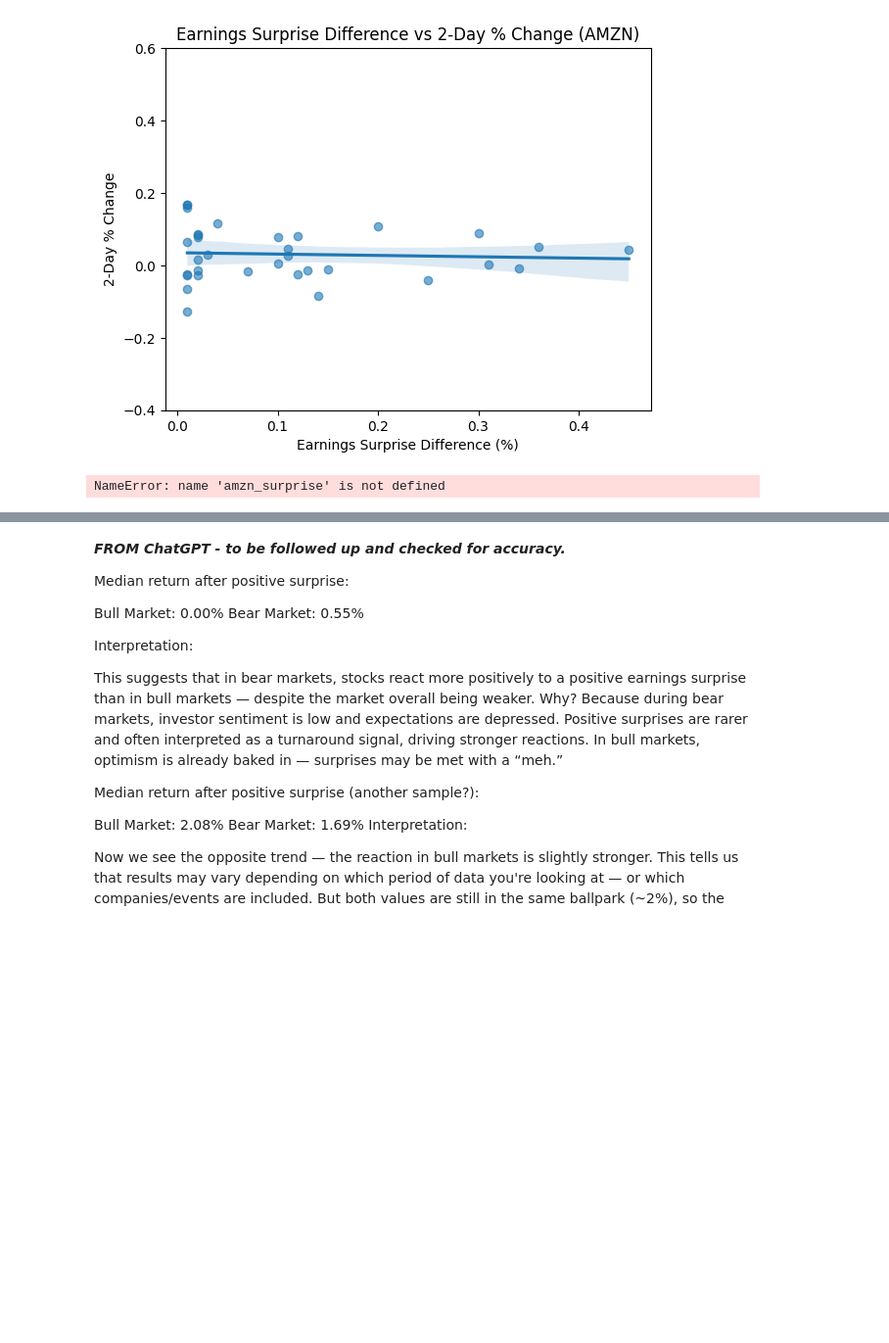
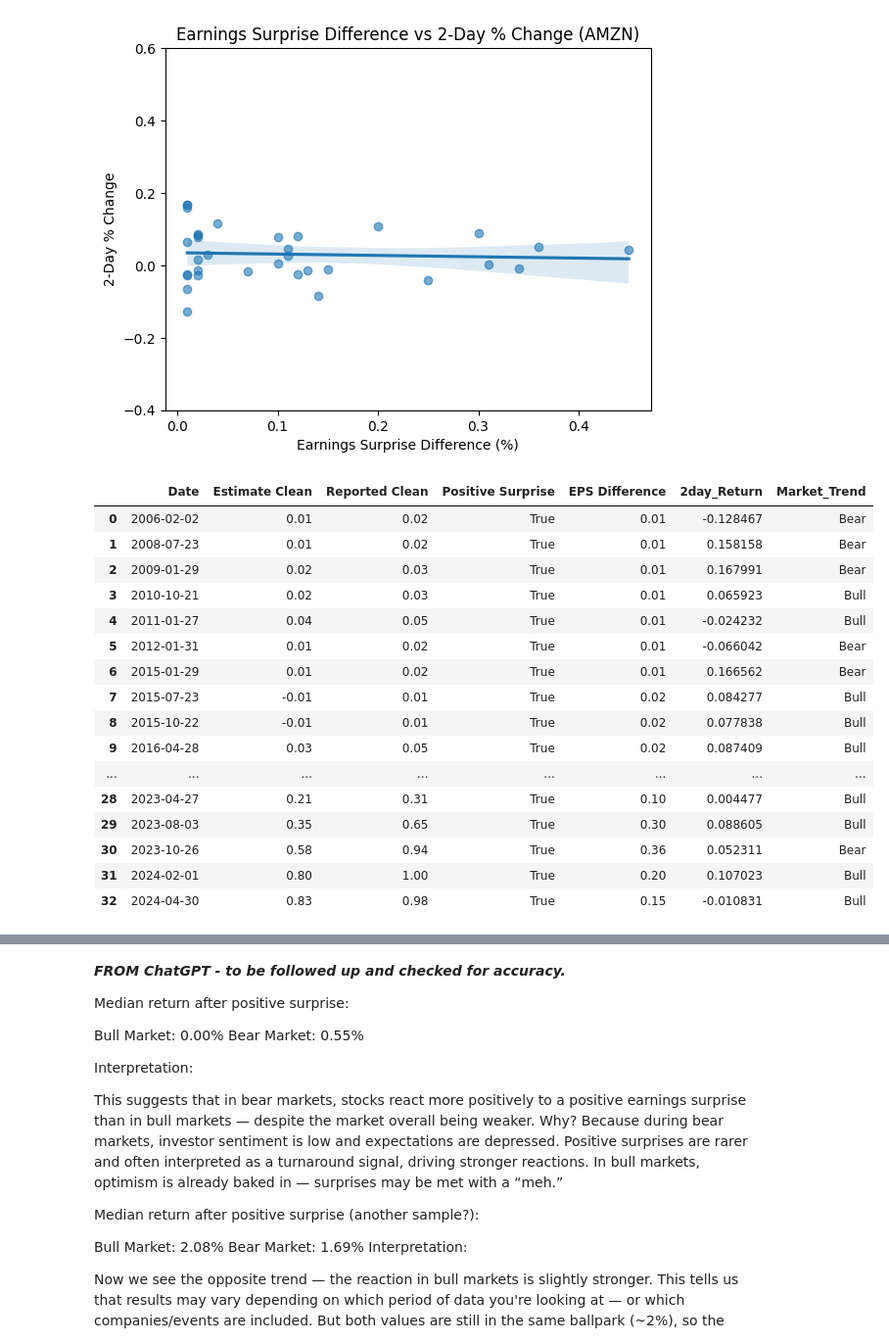
Before and after one commit to eekevall/stock-markets-analytics-zoomcamp-, a Jupyter notebook: 01-intro-and-data-source/Homework_1/2025_Module_01_Homework_EEkevall.ipynb, the cells around one changed output, grey strips where cells are left out. Shown at 98% size. Cells and saved outputs as stored; diff of their text form; code cells hidden in the pictures; blank space fills up the shorter version.

```diff
--- a/01-intro-and-data-source/Homework_1/2025_Module_01_Homework_EEkevall.ipynb
+++ b/01-intro-and-data-source/Homework_1/2025_Module_01_Homework_EEkevall.ipynb
@@ -1000,35 +991,57 @@ plt.show()
 # %%
 # Bull vs Bear Market Analysis
 
-amzn_market = amzn_history
+amzn_market = amzn_history.copy()
+amzn_surprise = amzn_merged.copy()
+
+# Reset the index to make 'Earnings Date' (which was the index) a column again
+amzn_market = amzn_market.reset_index()
+amzn_surprise = amzn_surprise.reset_index()
+
 amzn_market['Moving_Av_200'] = amzn_market['Close'].rolling(window=100).mean()
 
 amzn_market['Market_Trend'] = np.where(
     amzn_market['Close'] >= amzn_market['Moving_Av_200'], 'Bull', 'Bear')
 amzn_market['Market_Trend'] = amzn_market['Market_Trend'].where(amzn_market['Moving_Av_200'].notna())
 
 # Tag market trend for each earnings date
 def get_market_trend(date, df):
     match = df[df['Date'] >= date]
     if not match.empty:
         return match.iloc[0]['Market_Trend']
     else:
         return np.nan
 
-amzn_surprise['Market_Trend'] = amzn_surprise['Earnings Date'].apply(lambda x: get_market_trend(x, amzn_market))
+amzn_surprise['Market_Trend'] = amzn_surprise['Date'].apply(lambda x: get_market_trend(x, amzn_market))
 
 # Compare 2-day returns after positive surprises by market trend
-amzn_surprise['Positive Surprise'] = amzn_surprise['Surprise_clean'] > 0
+amzn_surprise['Positive Surprise'] = amzn_surprise['EPS Difference'] > 0
 
-bull_returns = amzn_surprise[(amzn_surprise['Positive Surprise']) & (amzn_surprise['Market_Trend'] == 'Bull')]['%Change_2day']
-bear_returns = amzn_surprise[(amzn_surprise['Positive Surprise']) & (amzn_surprise['Market_Trend'] == 'Bear')]['%Change_2day']
+bull_returns = amzn_surprise[(amzn_surprise['Positive Surprise']) & (amzn_surprise['Market_Trend'] == 'Bull')]['2day_Return']
+bear_returns = amzn_surprise[(amzn_surprise['Positive Surprise']) & (amzn_surprise['Market_Trend'] == 'Bear')]['2day_Return']
 
-bull_surprise = amzn_surprise[(amzn_surprise['Positive Surprise']) & (amzn_surprise['Market_Trend'] == 'Bull')]['Surprise_clean']
-bear_surprise = amzn_surprise[(amzn_surprise['Positive Surprise']) & (amzn_surprise['Market_Trend'] == 'Bear')]['Surprise_clean']
+bull_surprise = amzn_surprise[(amzn_surprise['Positive Surprise']) & (amzn_surprise['Market_Trend'] == 'Bull')]['2day_Return']
+bear_surprise = amzn_surprise[(amzn_surprise['Positive Surprise']) & (amzn_surprise['Market_Trend'] == 'Bear')]['2day_Return']
 
 amzn_surprise
 # %% [output]
-NameError: name 'amzn_surprise' is not defined
+|  | Date | Estimate Clean | Reported Clean | Positive Surprise | EPS Difference | 2day_Return | Market_Trend |
+| 0 | 2006-02-02 | 0.01 | 0.02 | True | 0.01 | -0.128467 | Bear |
+| 1 | 2008-07-23 | 0.01 | 0.02 | True | 0.01 | 0.158158 | Bear |
+| 2 | 2009-01-29 | 0.02 | 0.03 | True | 0.01 | 0.167991 | Bear |
+| 3 | 2010-10-21 | 0.02 | 0.03 | True | 0.01 | 0.065923 | Bull |
+| 4 | 2011-01-27 | 0.04 | 0.05 | True | 0.01 | -0.024232 | Bull |
+| 5 | 2012-01-31 | 0.01 | 0.02 | True | 0.01 | -0.066042 | Bear |
+| 6 | 2015-01-29 | 0.01 | 0.02 | True | 0.01 | 0.166562 | Bear |
+| 7 | 2015-07-23 | -0.01 | 0.01 | True | 0.02 | 0.084277 | Bull |
+| 8 | 2015-10-22 | -0.01 | 0.01 | True | 0.02 | 0.077838 | Bull |
+| 9 | 2016-04-28 | 0.03 | 0.05 | True | 0.02 | 0.087409 | Bull |
+| ... | ... | ... | ... | ... | ... | ... | ... |
+| 28 | 2023-04-27 | 0.21 | 0.31 | True | 0.10 | 0.004477 | Bull |
+| 29 | 2023-08-03 | 0.35 | 0.65 | True | 0.30 | 0.088605 | Bull |
+| 30 | 2023-10-26 | 0.58 | 0.94 | True | 0.36 | 0.052311 | Bear |
+| 31 | 2024-02-01 | 0.80 | 1.00 | True | 0.20 | 0.107023 | Bull |
+| 32 | 2024-04-30 | 0.83 | 0.98 | True | 0.15 | -0.010831 | Bull |
 # %%
 print(f"\nBull Market: Median return after positive surprise: {bull_returns.median() * 100:.2f}%")
 print(f"Bear Market: Median return after positive surprise: {bear_returns.median() * 100:.2f}%")
```
Also changed, not shown: parts of 8 cells of this notebook.
